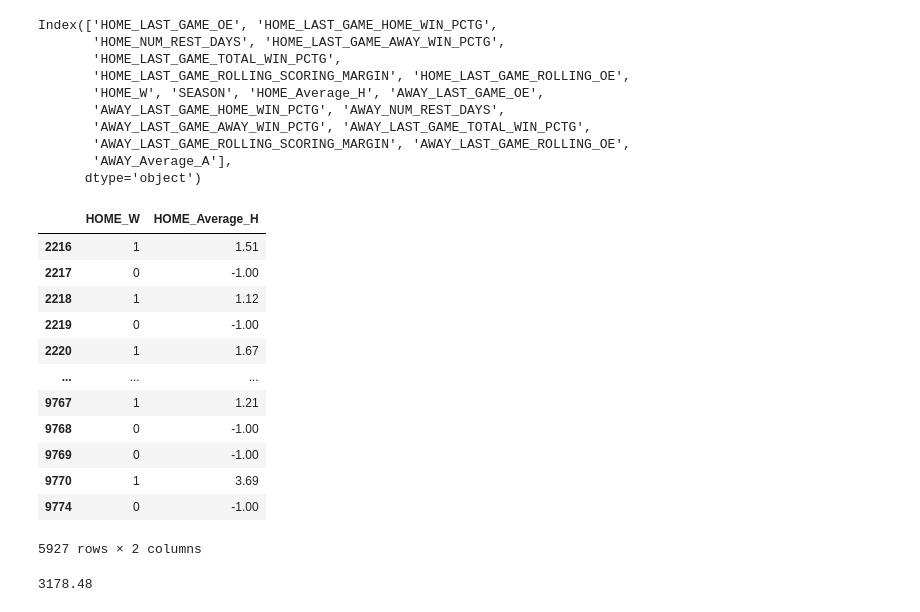
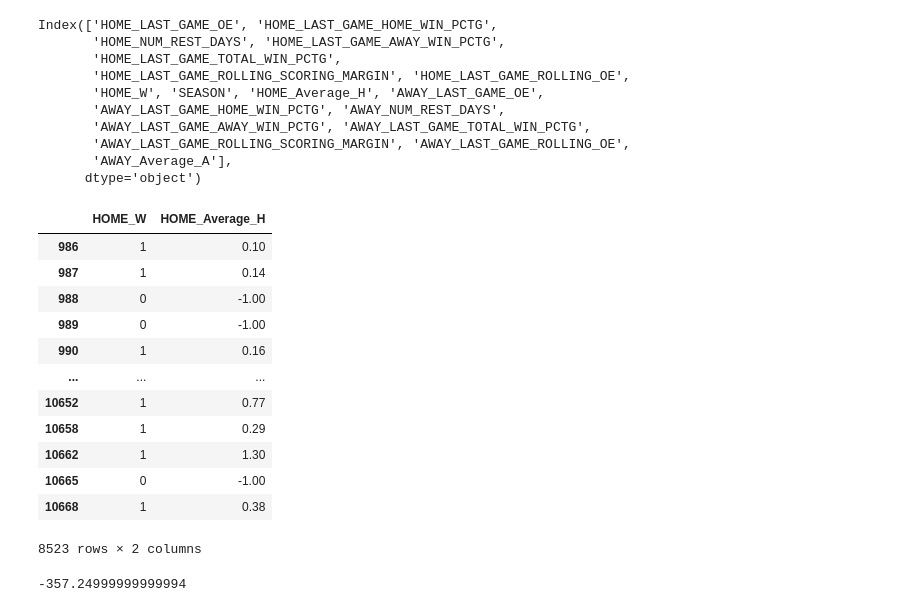
Before and after one commit to Andres-boullosa/nba-data-analytics, a Jupyter notebook: generacion_datos_entreno.ipynb, the cells around one changed output. Cells and saved outputs as stored; diff of their text form; code cells hidden in the pictures.

```diff
--- a/generacion_datos_entreno.ipynb
+++ b/generacion_datos_entreno.ipynb
@@ -310,6 +310,6 @@ data
 # %%
-validation = data[data['SEASON'] == '2023-24']
-modelData = data[data['SEASON'] != '2023-24']
+validation = data[data['SEASON'] == '2024-25']
+modelData = data[data['SEASON'] != '2024-25']
 # %%
 X = modelData.drop(['HOME_W','SEASON'],axis=1)
 y = modelData['HOME_W']
@@ -434,25 +434,26 @@ Index(['HOME_LAST_GAME_OE', 'HOME_LAST_GAME_HOME_WIN_PCTG',
 # %%
 modelData_t = modelData[['HOME_W', 'HOME_Average_H']].dropna()
 modelData_t.loc[modelData_t['HOME_W'] == 0, 'HOME_Average_H'] = -1
+modelData_t.loc[modelData_t['HOME_Average_H'] != -1, 'HOME_Average_H'] -= 1
 modelData_t
 # %% [output]
 |  | HOME_W | HOME_Average_H |
-| 2216 | 1 | 1.51 |
-| 2217 | 0 | -1.00 |
-| 2218 | 1 | 1.12 |
-| 2219 | 0 | -1.00 |
-| 2220 | 1 | 1.67 |
+| 986 | 1 | 0.10 |
+| 987 | 1 | 0.14 |
+| 988 | 0 | -1.00 |
+| 989 | 0 | -1.00 |
+| 990 | 1 | 0.16 |
 | ... | ... | ... |
-| 9767 | 1 | 1.21 |
-| 9768 | 0 | -1.00 |
-| 9769 | 0 | -1.00 |
-| 9770 | 1 | 3.69 |
-| 9774 | 0 | -1.00 |
+| 10652 | 1 | 0.77 |
+| 10658 | 1 | 0.29 |
+| 10662 | 1 | 1.30 |
+| 10665 | 0 | -1.00 |
+| 10668 | 1 | 0.38 |
-5927 rows × 2 columns
+8523 rows × 2 columns
 # %%
 modelData_t['HOME_Average_H'].sum()
 # %% [output]
-3178.48
+-357.24999999999994
 # %%
 validation
 # %% [output]
```
Also changed, not shown: parts of 8 cells of this notebook, 8 other files.
